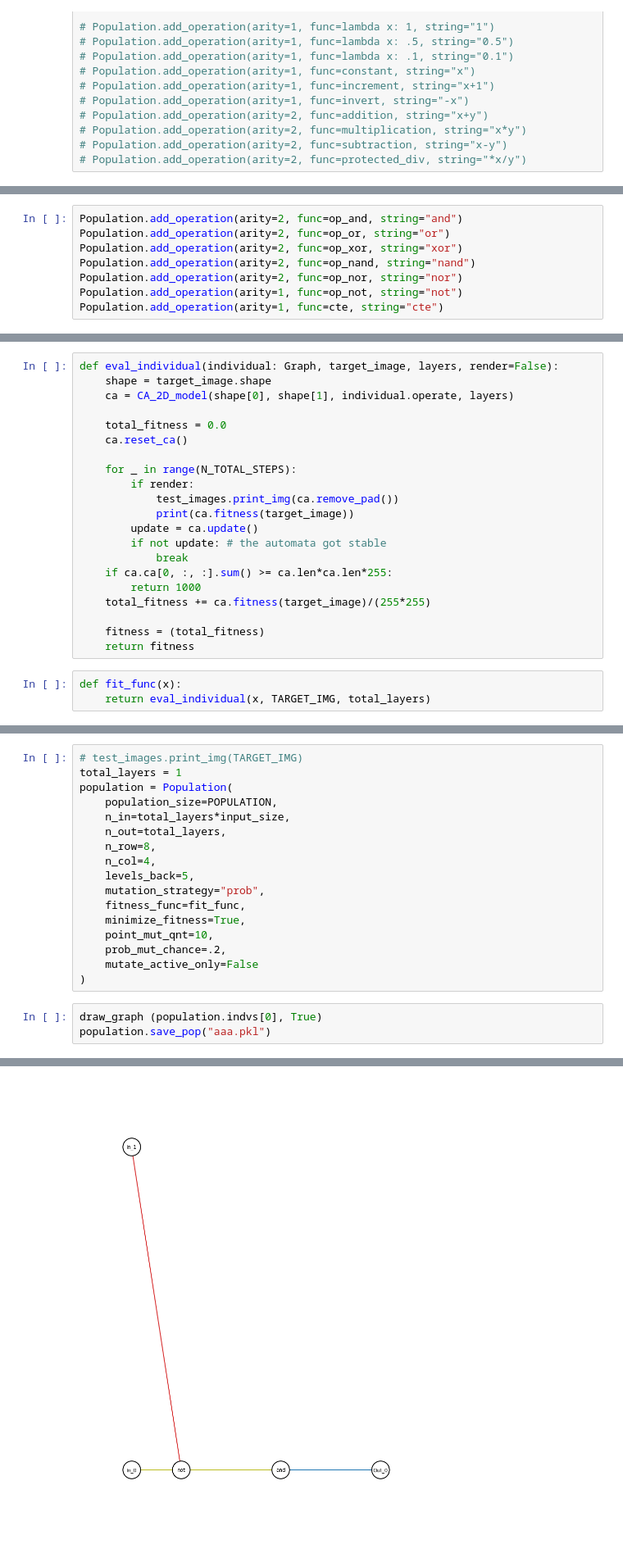
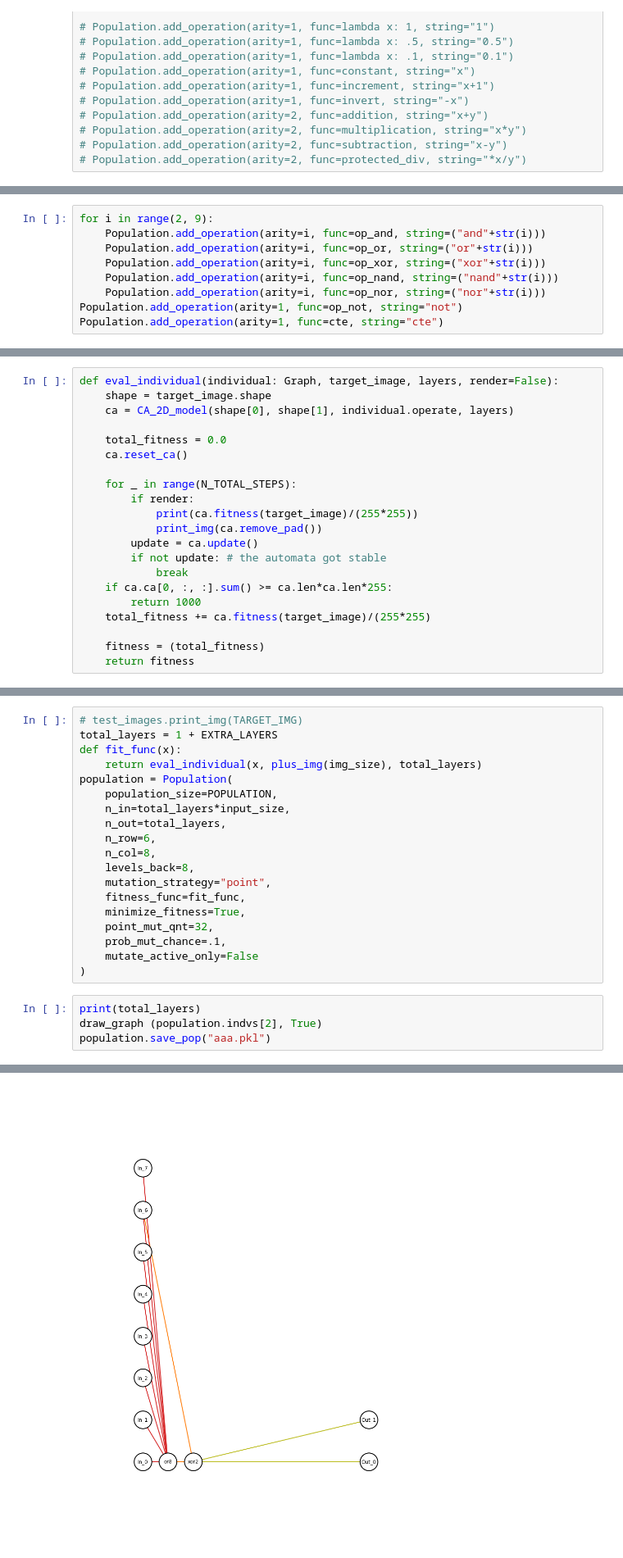
Before and after one commit to fhtanaka/automata_gp, a Jupyter notebook: cgp_automata.ipynb, the cells around one changed output, grey strips where cells are left out. Shown at 82% size. Saved outputs shown, nothing was run; the diff lists cells and outputs as text.

```diff
--- a/cgp_automata.ipynb
+++ b/cgp_automata.ipynb
@@ -103,8 +161,9 @@ def cte(x):
 # %%
-Population.add_operation(arity=2, func=op_and, string="and")
-Population.add_operation(arity=2, func=op_or, string="or")
-Population.add_operation(arity=2, func=op_xor, string="xor")
-Population.add_operation(arity=2, func=op_nand, string="nand")
-Population.add_operation(arity=2, func=op_nor, string="nor")
+for i in range(2, 9):
+    Population.add_operation(arity=i, func=op_and, string=("and"+str(i)))
+    Population.add_operation(arity=i, func=op_or, string=("or"+str(i)))
+    Population.add_operation(arity=i, func=op_xor, string=("xor"+str(i)))
+    Population.add_operation(arity=i, func=op_nand, string=("nand"+str(i)))
+    Population.add_operation(arity=i, func=op_nor, string=("nor"+str(i)))
 Population.add_operation(arity=1, func=op_not, string="not")
 Population.add_operation(arity=1, func=cte, string="cte")
@@ -118,8 +195,8 @@ def eval_individual(individual: Graph, target_image, layers, render=False):
 
     for _ in range(N_TOTAL_STEPS):
         if render:
-            test_images.print_img(ca.remove_pad())
-            print(ca.fitness(target_image))
+            print(ca.fitness(target_image)/(255*255))
+            print_img(ca.remove_pad())
         update = ca.update()
         if not update: # the automata got stable
             break
@@ -129,6 +206,3 @@ def eval_individual(individual: Graph, target_image, layers, render=False):
 
     fitness = (total_fitness)
     return fitness
-# %%
-def fit_func(x):
-    return eval_individual(x, TARGET_IMG, total_layers)
@@ -135,21 +239,24 @@ def fit_func(x):
 # %%
 # test_images.print_img(TARGET_IMG)
-total_layers = 1
+total_layers = 1 + EXTRA_LAYERS
+def fit_func(x):
+    return eval_individual(x, plus_img(img_size), total_layers)
 population = Population(
     population_size=POPULATION,
     n_in=total_layers*input_size,
     n_out=total_layers,
-    n_row=8,
-    n_col=4,
-    levels_back=5,
-    mutation_strategy="prob",
+    n_row=6,
+    n_col=8,
+    levels_back=8,
+    mutation_strategy="point",
     fitness_func=fit_func,
     minimize_fitness=True,
-    point_mut_qnt=10,
-    prob_mut_chance=.2,
+    point_mut_qnt=32,
+    prob_mut_chance=.1,
     mutate_active_only=False
 )
 # %%
-draw_graph (population.indvs[0], True)
+print(total_layers)
+draw_graph (population.indvs[2], True)
 population.save_pop("aaa.pkl")
 # %% [output]
@@ -156 +264 @@ population.save_pop("aaa.pkl")
-[figure, old version]
+[figure, new version]
```
Also changed, not shown: parts of 17 cells of this notebook, 6 other files.
